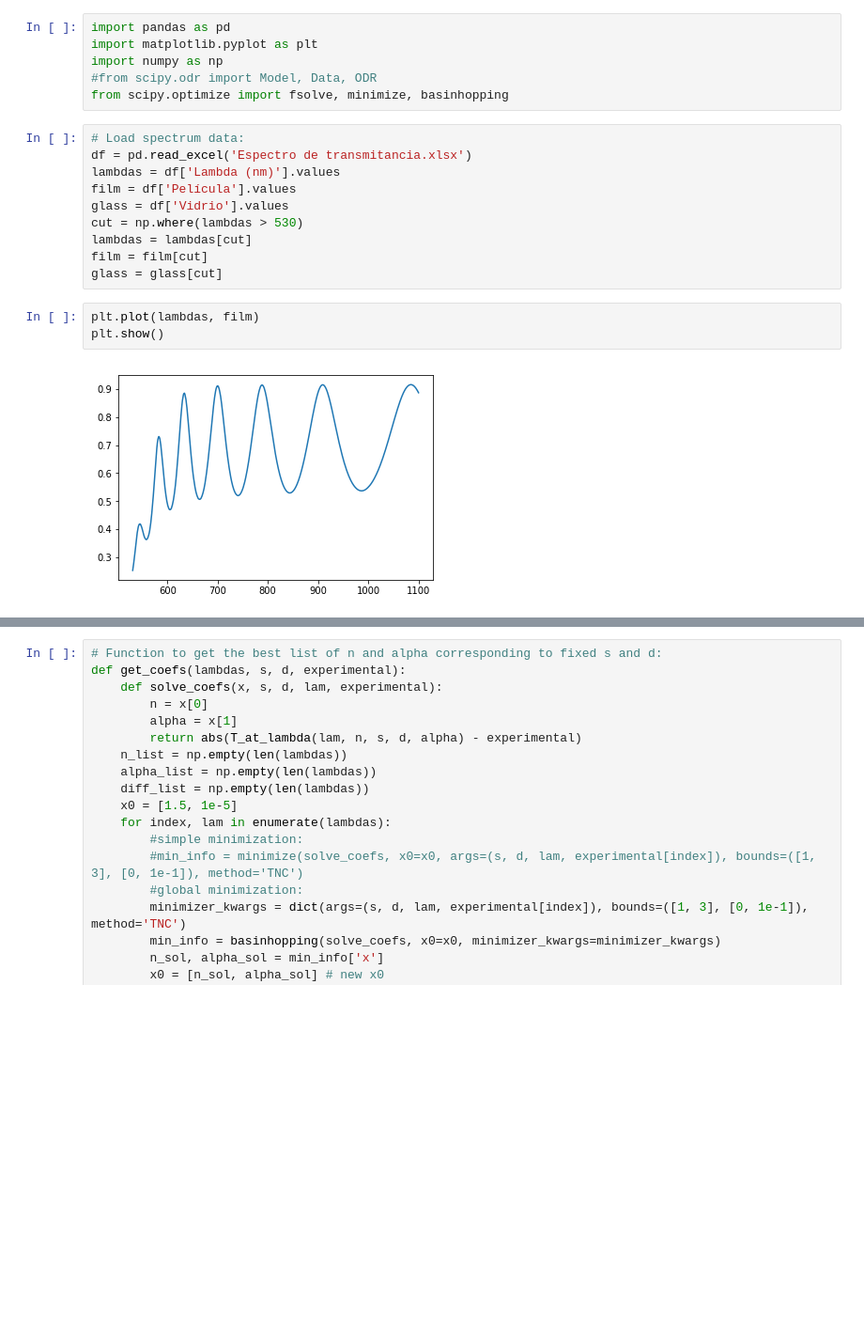
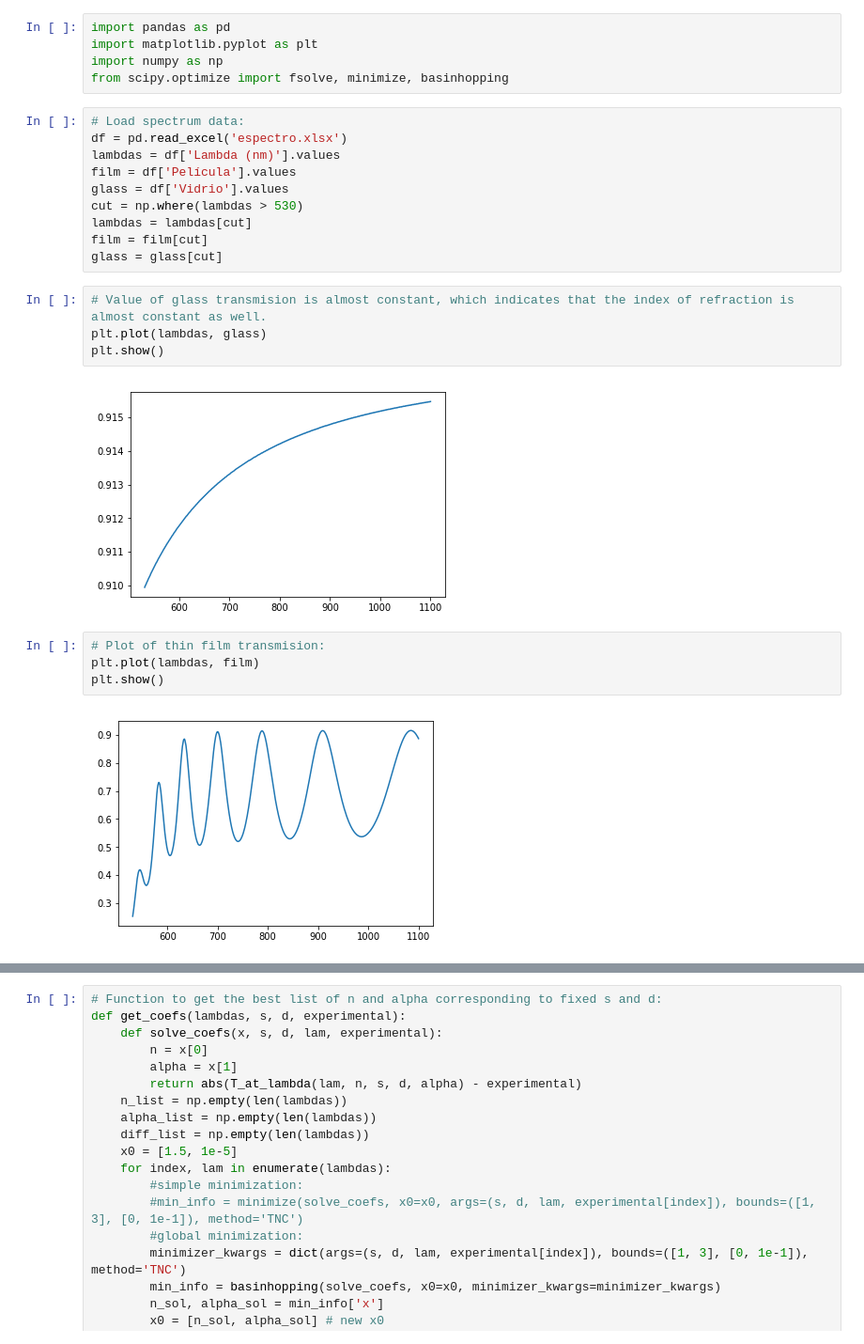
Before and after one commit to VolodyaCO/swanepoel, a Jupyter notebook: Swanepoel_brute_force.ipynb, the cells around one changed output, grey strips where cells are left out. Shown at 94% size. Cells and saved outputs as stored; diff of their text form; blank space fills up the shorter version.

```diff
--- a/Swanepoel_brute_force.ipynb
+++ b/Swanepoel_brute_force.ipynb
@@ -2,11 +2,10 @@
 import pandas as pd
 import matplotlib.pyplot as plt
 import numpy as np
-#from scipy.odr import Model, Data, ODR
 from scipy.optimize import fsolve, minimize, basinhopping
 # %%
 # Load spectrum data:
-df = pd.read_excel('Espectro de transmitancia.xlsx')
+df = pd.read_excel('espectro.xlsx')
 lambdas = df['Lambda (nm)'].values
 film = df['Película'].values
 glass = df['Vidrio'].values
@@ -14,7 +13,14 @@ cut = np.where(lambdas > 530)
 lambdas = lambdas[cut]
 film = film[cut]
 glass = glass[cut]
+# %%
+# Value of glass transmision is almost constant, which indicates that the index of refraction is almost constant as well.
+plt.plot(lambdas, glass)
+plt.show()
+# %% [output]
+[figure, added]
 # %%
+# Plot of thin film transmision:
 plt.plot(lambdas, film)
 plt.show()
 # %% [output]
```
Also changed, not shown: parts of 9 cells of this notebook.
